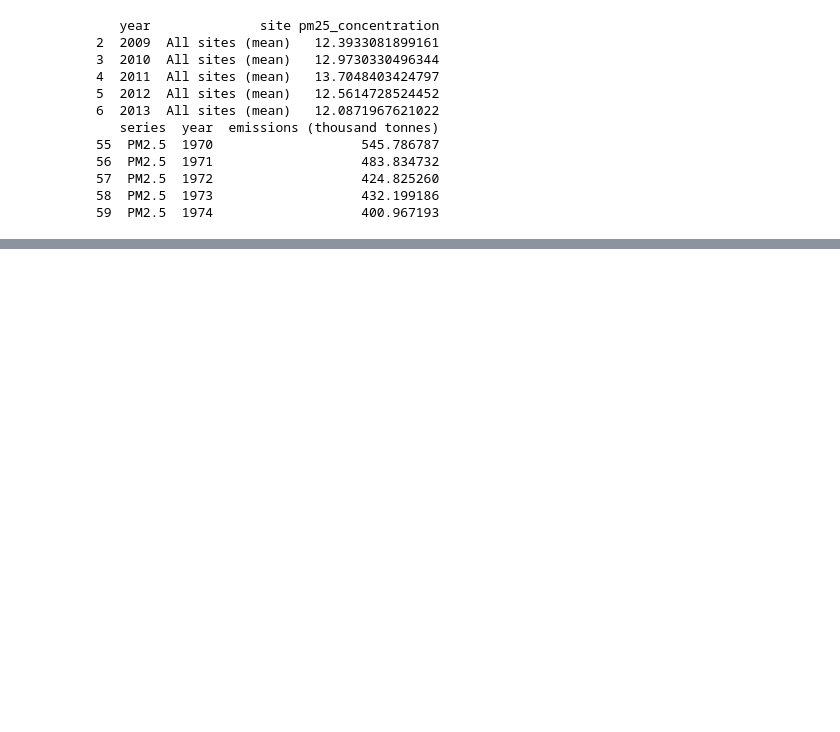
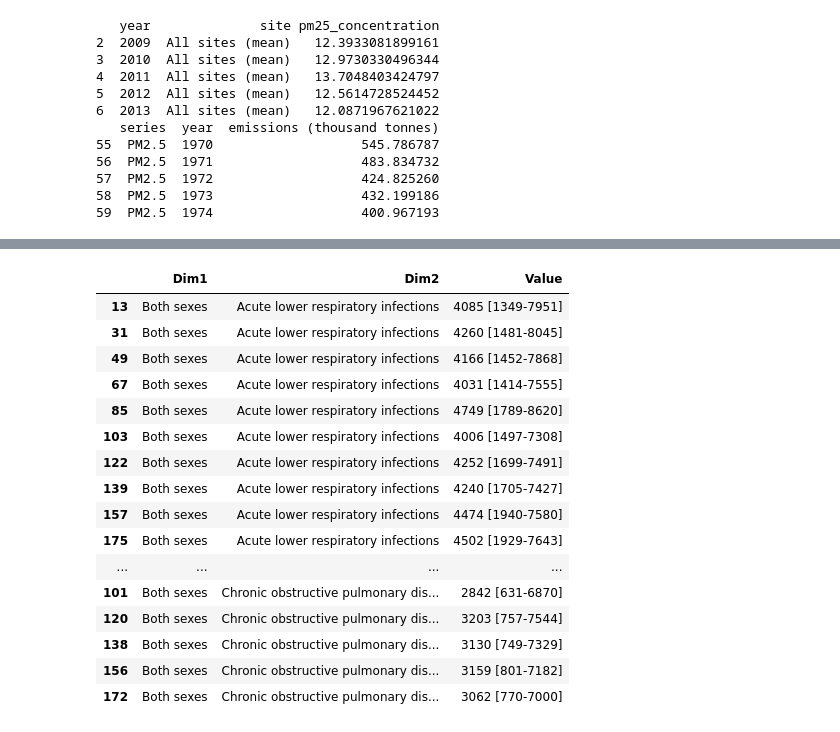
Before and after one commit to jonahlw2/IS_477_Group_Project, a Jupyter notebook: Code/main-code.ipynb, the cells around one changed output, grey strips where cells are left out. Saved outputs shown, nothing was run; the diff lists cells and outputs as text; code cells hidden in the pictures; blank space fills up the shorter version.

```diff
--- a/Code/main-code.ipynb
+++ b/Code/main-code.ipynb
@@ -108,0 +200,20 @@ print(emissions_clean.head())
+# %%
+who_df[["Dim1", "Dim2", "Value"]].drop_duplicates().sort_values(["Dim1", "Dim2"]).head(30)
+# %% [output]
+|  | Dim1 | Dim2 | Value |
+| 13 | Both sexes | Acute lower respiratory infections | 4085 [1349-7951] |
+| 31 | Both sexes | Acute lower respiratory infections | 4260 [1481-8045] |
+| 49 | Both sexes | Acute lower respiratory infections | 4166 [1452-7868] |
+| 67 | Both sexes | Acute lower respiratory infections | 4031 [1414-7555] |
+| 85 | Both sexes | Acute lower respiratory infections | 4749 [1789-8620] |
+| 103 | Both sexes | Acute lower respiratory infections | 4006 [1497-7308] |
+| 122 | Both sexes | Acute lower respiratory infections | 4252 [1699-7491] |
+| 139 | Both sexes | Acute lower respiratory infections | 4240 [1705-7427] |
+| 157 | Both sexes | Acute lower respiratory infections | 4474 [1940-7580] |
+| 175 | Both sexes | Acute lower respiratory infections | 4502 [1929-7643] |
+| ... | ... | ... | ... |
+| 101 | Both sexes | Chronic obstructive pulmonary dis... | 2842 [631-6870] |
+| 120 | Both sexes | Chronic obstructive pulmonary dis... | 3203 [757-7544] |
+| 138 | Both sexes | Chronic obstructive pulmonary dis... | 3130 [749-7329] |
+| 156 | Both sexes | Chronic obstructive pulmonary dis... | 3159 [801-7182] |
+| 172 | Both sexes | Chronic obstructive pulmonary dis... | 3062 [770-7000] |
```
Also changed, not shown: parts of 9 cells of this notebook.
